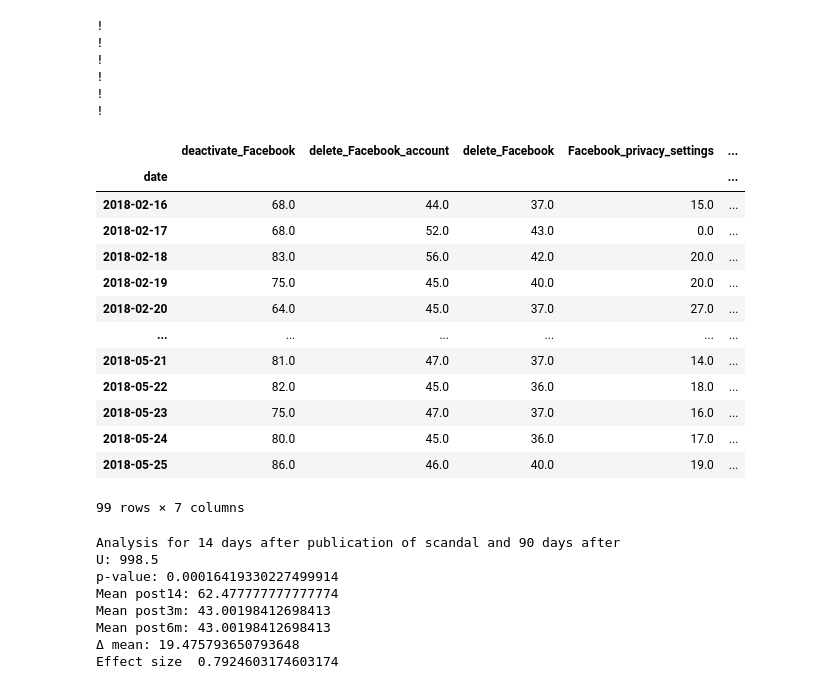
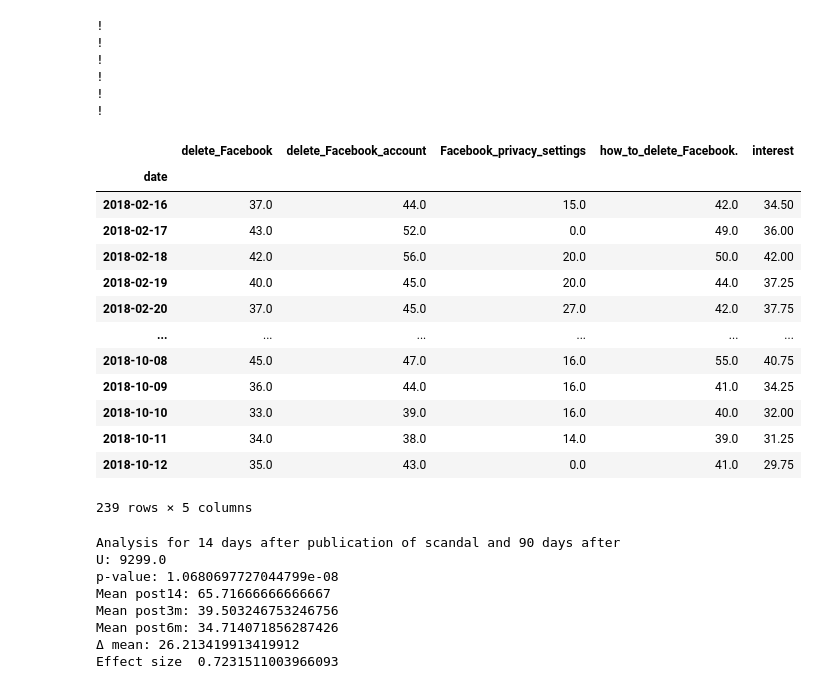
Before and after one commit to Nellibot1/The-Privacy-attention-and-Behavioural-response-to-the-Cambridge-Analytica-Scandal, a Jupyter notebook: src/H2.ipynb, the cells around one changed output. Drawn from its saved outputs; the diff is of its cells as text; code cells hidden in the pictures.

```diff
--- a/src/H2.ipynb
+++ b/src/H2.ipynb
@@ -87,42 +85,45 @@ dfhow_to_delete_Facebook = loadcsv (
 !
 # %%
 #using the mean interest across search terms
+#zwei keywords kurz mal rausgenommen wegen beschränkung auf mai, deactivatefacebook und security settings
 
 dfmerged = pd.concat (
-    [dfdeactivate_Facebook ,dfdelete_Facebook_account,dfdelete_Facebook,dfFacebook_privacy_settings,dfFacebook_security_settings,dfhow_to_delete_Facebook],
+    [dfdelete_Facebook,dfdelete_Facebook_account,dfFacebook_privacy_settings,dfhow_to_delete_Facebook],
     axis = 1, join = 'inner'
 )
 
 dfmerged ["interest"]= dfmerged.mean(axis = 1)
 
 dfmerged
 # %% [output]
-|  | deactivate_Facebook | delete_Facebook_account | delete_Facebook | Facebook_privacy_settings | ... |
-| date |  |  |  |  | ... |
-| 2018-02-16 | 68.0 | 44.0 | 37.0 | 15.0 | ... |
-| 2018-02-17 | 68.0 | 52.0 | 43.0 | 0.0 | ... |
-| 2018-02-18 | 83.0 | 56.0 | 42.0 | 20.0 | ... |
-| 2018-02-19 | 75.0 | 45.0 | 40.0 | 20.0 | ... |
-| 2018-02-20 | 64.0 | 45.0 | 37.0 | 27.0 | ... |
+|  | delete_Facebook | delete_Facebook_account | Facebook_privacy_settings | how_to_delete_Facebook. | interest |
+| date |  |  |  |  |  |
+| 2018-02-16 | 37.0 | 44.0 | 15.0 | 42.0 | 34.50 |
+| 2018-02-17 | 43.0 | 52.0 | 0.0 | 49.0 | 36.00 |
+| 2018-02-18 | 42.0 | 56.0 | 20.0 | 50.0 | 42.00 |
+| 2018-02-19 | 40.0 | 45.0 | 20.0 | 44.0 | 37.25 |
+| 2018-02-20 | 37.0 | 45.0 | 27.0 | 42.0 | 37.75 |
 | ... | ... | ... | ... | ... | ... |
-| 2018-05-21 | 81.0 | 47.0 | 37.0 | 14.0 | ... |
-| 2018-05-22 | 82.0 | 45.0 | 36.0 | 18.0 | ... |
-| 2018-05-23 | 75.0 | 47.0 | 37.0 | 16.0 | ... |
-| 2018-05-24 | 80.0 | 45.0 | 36.0 | 17.0 | ... |
-| 2018-05-25 | 86.0 | 46.0 | 40.0 | 19.0 | ... |
+| 2018-10-08 | 45.0 | 47.0 | 16.0 | 55.0 | 40.75 |
+| 2018-10-09 | 36.0 | 44.0 | 16.0 | 41.0 | 34.25 |
+| 2018-10-10 | 33.0 | 39.0 | 16.0 | 40.0 | 32.00 |
+| 2018-10-11 | 34.0 | 38.0 | 14.0 | 39.0 | 31.25 |
+| 2018-10-12 | 35.0 | 43.0 | 0.0 | 41.0 | 29.75 |
-99 rows × 7 columns
+239 rows × 5 columns
 # %%
 # the week after the event compared to 3? months after
 #still need to figure out the actual time sequence we want to use
+# whtiney u test für 3m vs 6m
+#ergebnis scheint relevant mit effect size = 0.72 grosser effekt
 scandalpublic = pd.Timestamp("2018-3-17")
 
 post_event14 = dfmerged.loc[scandalpublic : scandalpublic + pd.Timedelta(days=14)]
-post_event3m=  dfmerged.loc[scandalpublic - pd.Timedelta(days=14) : scandalpublic + pd.Timedelta(days=90)]
-post_event6m=  dfmerged.loc[scandalpublic - pd.Timedelta(days=14) : scandalpublic + pd.Timedelta(days=180)]
+post_event3m=  dfmerged.loc[scandalpublic + pd.Timedelta(days=14) : scandalpublic + pd.Timedelta(days=90)]
+post_event6m=  dfmerged.loc[scandalpublic + pd.Timedelta(days=14) : scandalpublic + pd.Timedelta(days=180)]
 
 stat, p_value = mannwhitneyu(
-    post_event14["interest"],
     post_event3m["interest"],
+    post_event6m["interest"],
     alternative="greater"
 )
 
@@ -136,17 +137,17 @@ print("Δ mean:", post_event14["interest"].mean() - post_event3m["interest"].mea
 
 
 
-n1 = len(post_event14)
-n2 = len(post_event3m)
+n1 = len(post_event3m)
+n2 = len(post_event6m)
 
 effect_size = stat / (n1 * n2)
 print("Effect size ", effect_size)
 # %% [output]
 Analysis for 14 days after publication of scandal and 90 days after
-U: 998.5
-p-value: 0.00016419330227499914
-Mean post14: 62.477777777777774
-Mean post3m: 43.00198412698413
-Mean post6m: 43.00198412698413
-Δ mean: 19.475793650793648
-Effect size  0.7924603174603174
+U: 9299.0
+p-value: 1.0680697727044799e-08
+Mean post14: 65.71666666666667
+Mean post3m: 39.503246753246756
+Mean post6m: 34.714071856287426
+Δ mean: 26.213419913419912
+Effect size  0.7231511003966093
```
Also changed, not shown: parts of 2 cells of this notebook.
